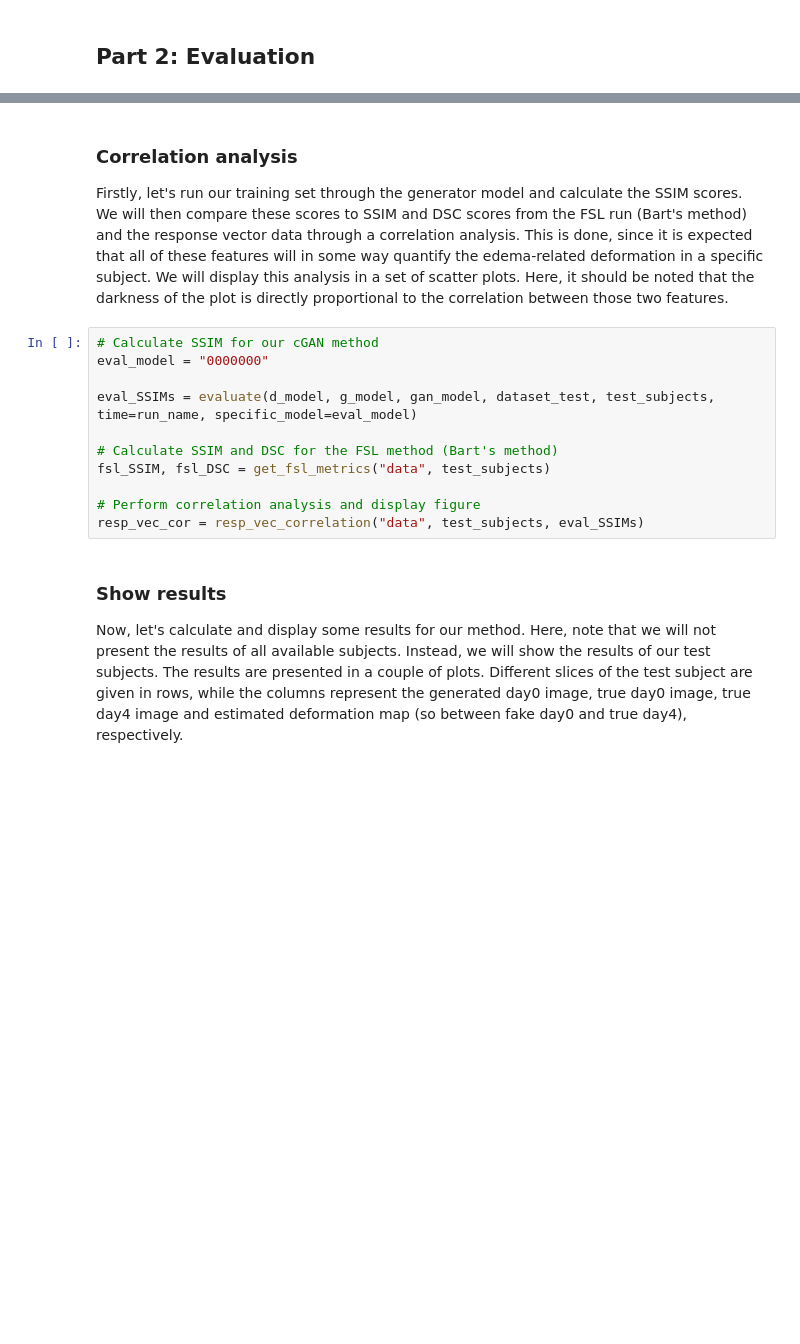
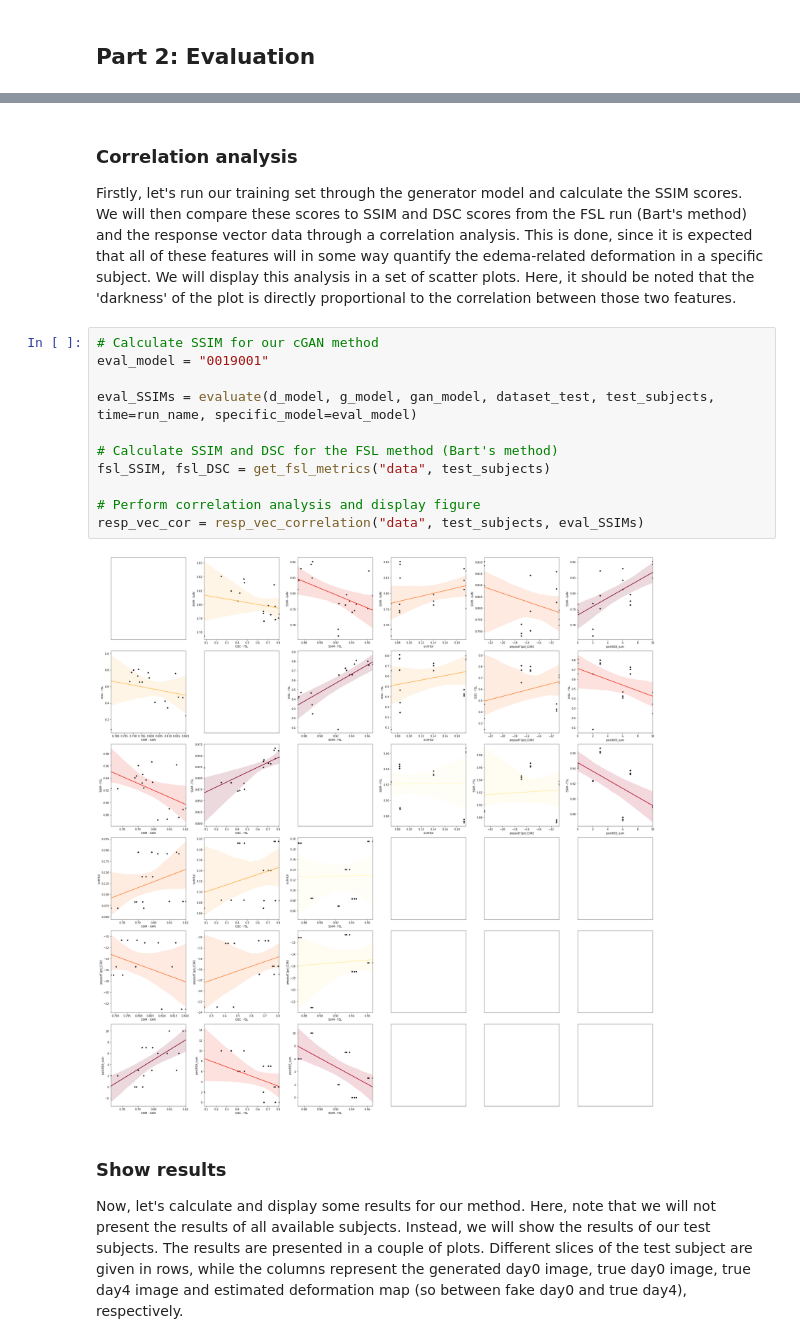
Before and after one commit to lfpjacobs/TeamChallenge_team6, a Jupyter notebook: notebook/Workflow_cGAN.ipynb, the cells around one changed output, grey strips where cells are left out. Saved outputs shown, nothing was run; the diff lists cells and outputs as text; blank space fills up the shorter version.

```diff
--- a/notebook/Workflow_cGAN.ipynb
+++ b/notebook/Workflow_cGAN.ipynb
@@ -141,18 +196,20 @@ and go to http://localhost:6006/
 The step which resulted in the best performing step can be specified in the specific_model parameter below to evaluate the correpsonding model ("last" argument results in evaluating the model from the last step).
 # %% [markdown]
 ### Correlation analysis
-Firstly, let's run our training set through the generator model and calculate the SSIM scores. We will then compare these scores to SSIM and DSC scores from the FSL run (Bart's method) and the response vector data through a correlation analysis. This is done, since it is expected that all of these features will in some way quantify the edema-related deformation in a specific subject. We will display this analysis in a set of scatter plots. Here, it should be noted that the darkness of the plot is directly proportional to the correlation between those two features.
+Firstly, let's run our training set through the generator model and calculate the SSIM scores. We will then compare these scores to SSIM and DSC scores from the FSL run (Bart's method) and the response vector data through a correlation analysis. This is done, since it is expected that all of these features will in some way quantify the edema-related deformation in a specific subject. We will display this analysis in a set of scatter plots. Here, it should be noted that the 'darkness' of the plot is directly proportional to the correlation between those two features.
 # %%
 # Calculate SSIM for our cGAN method
-eval_model = "0000000"
+eval_model = "0019001"
 
 eval_SSIMs = evaluate(d_model, g_model, gan_model, dataset_test, test_subjects, time=run_name, specific_model=eval_model)
 
 # Calculate SSIM and DSC for the FSL method (Bart's method)
 fsl_SSIM, fsl_DSC = get_fsl_metrics("data", test_subjects)
 
 # Perform correlation analysis and display figure
 resp_vec_cor = resp_vec_correlation("data", test_subjects, eval_SSIMs)
+# %% [output]
+[figure, added]
 # %% [markdown]
 ### Show results
 Now, let's calculate and display some results for our method. Here, note that we will not present the results of all available subjects. Instead, we will show the results of our test subjects. The results are presented in a couple of plots. Different slices of the test subject are given in rows, while the columns represent the generated day0 image, true day0 image, true day4 image and estimated deformation map (so between fake day0 and true day4), respectively.
```
Also changed, not shown: parts of 6 cells of this notebook.
